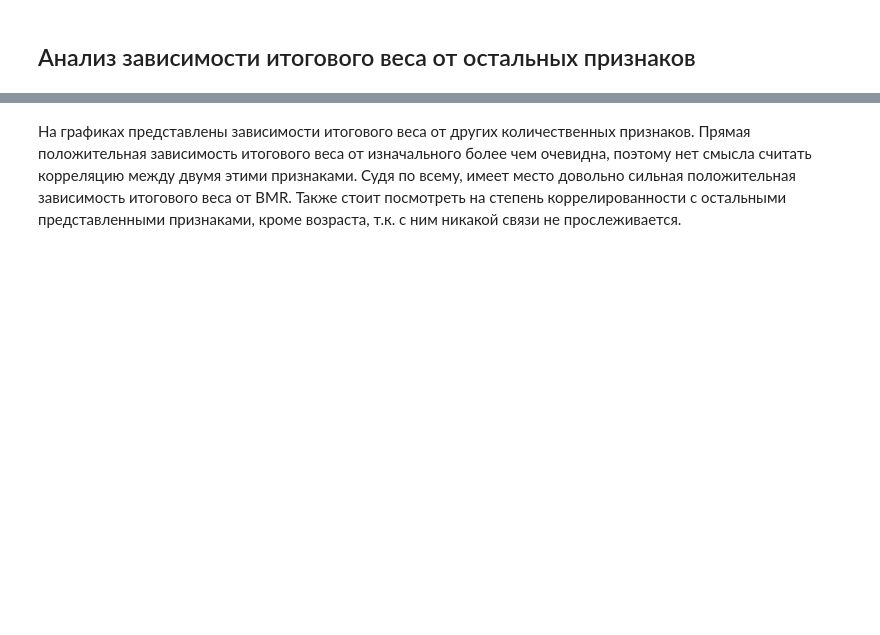
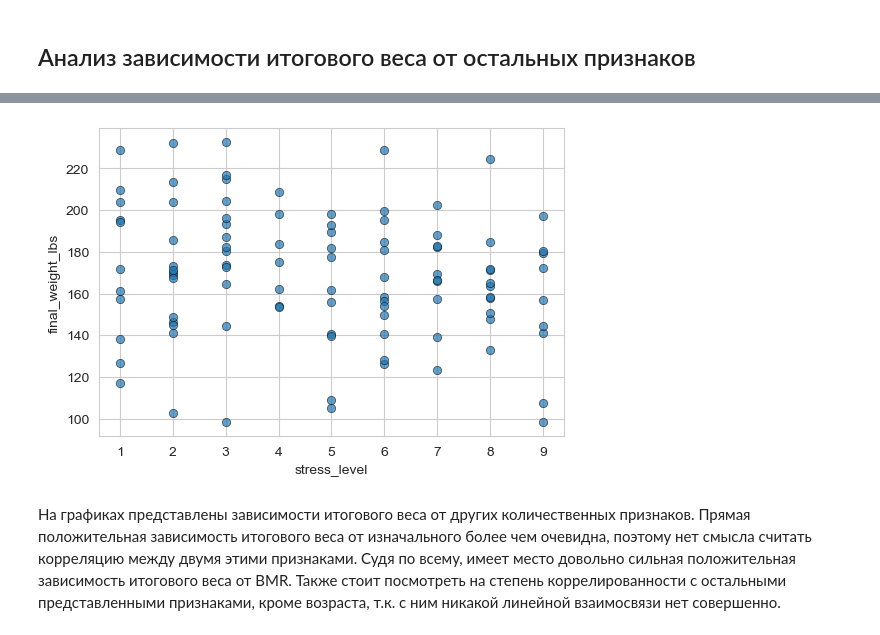
Before and after one commit to Chrisnisch/data-lab-practice-case, a Jupyter notebook: test_case.ipynb, the cells around one changed output, grey strips where cells are left out. Cells and saved outputs as stored; diff of their text form; code cells hidden in the pictures; blank space fills up the shorter version.

```diff
--- a/test_case.ipynb
+++ b/test_case.ipynb
@@ -472,5 +469,11 @@ plt.show()
+# %%
+plt.figure(figsize=(6,4))
+sns.scatterplot(x=full_data['stress_level'], y=target, alpha=0.7, edgecolor='k')
+plt.show()
+# %% [output]
+[figure, added]
 # %% [markdown]
-На графиках представлены зависимости итогового веса от других количественных признаков. Прямая положительная зависимость итогового веса от изначального более чем очевидна, поэтому нет смысла считать корреляцию между двумя этими признаками. Судя по всему, имеет место довольно сильная положительная зависимость итогового веса от BMR. Также стоит посмотреть на степень коррелированности с остальными представленными признаками, кроме возраста, т.к. с ним никакой связи не прослеживается.
+На графиках представлены зависимости итогового веса от других количественных признаков. Прямая положительная зависимость итогового веса от изначального более чем очевидна, поэтому нет смысла считать корреляцию между двумя этими признаками. Судя по всему, имеет место довольно сильная положительная зависимость итогового веса от BMR. Также стоит посмотреть на степень коррелированности с остальными представленными признаками, кроме возраста, т.к. с ним никакой линейной взаимосвязи нет совершенно.
 # %%
 full_data.\
     drop(['participant_id',
```
Also changed, not shown: parts of 16 cells of this notebook.
